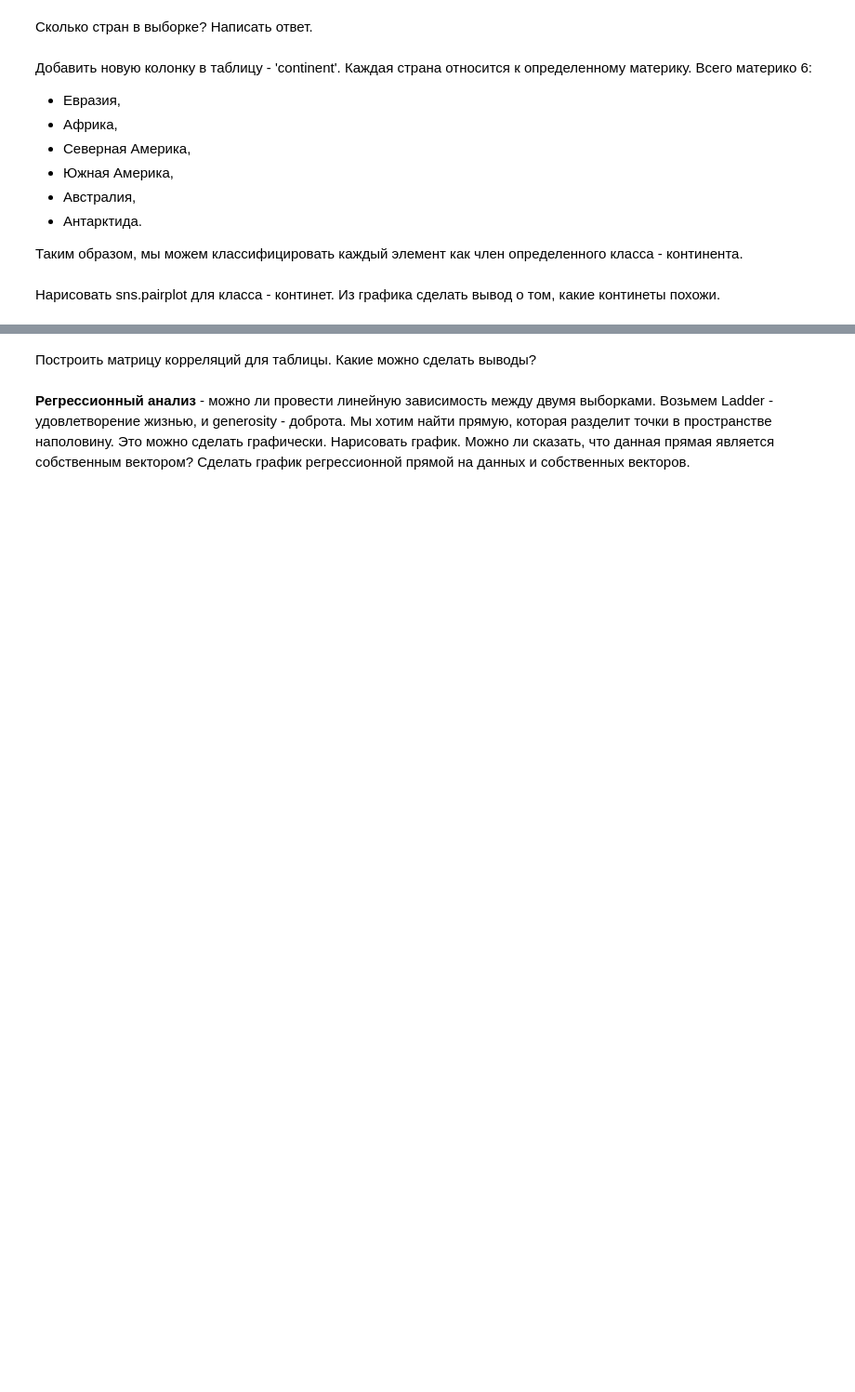
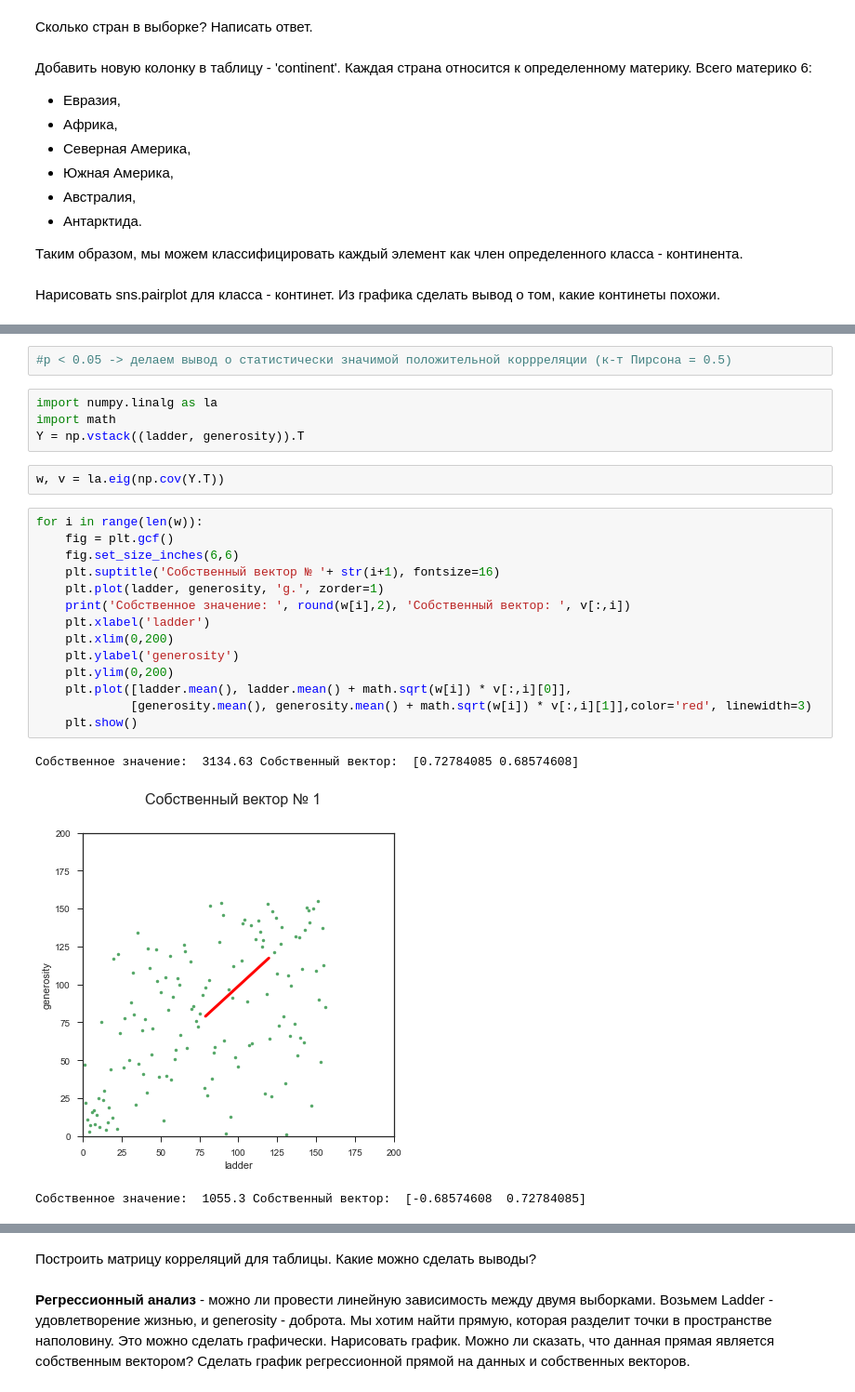
Before and after one commit to ashchepkova/dz2-stat, a Jupyter notebook: dz_2.ipynb, the cells around one changed output, grey strips where cells are left out. Shown at 93% size. Cells and saved outputs as stored; diff of their text form; blank space fills up the shorter version.

```diff
--- a/dz_2.ipynb
+++ b/dz_2.ipynb
@@ -232,0 +275,26 @@ KeyError: 'continent'
+# %%
+#р < 0.05 -> делаем вывод о статистически значимой положительной коррреляции (к-т Пирсона = 0.5)
+# %%
+import numpy.linalg as la
+import math
+Y = np.vstack((ladder, generosity)).T
+# %%
+w, v = la.eig(np.cov(Y.T))
+# %%
+for i in range(len(w)):
+    fig = plt.gcf()
+    fig.set_size_inches(6,6)
+    plt.suptitle('Собственный вектор № '+ str(i+1), fontsize=16)
+    plt.plot(ladder, generosity, 'g.', zorder=1)
+    print('Собственное значение: ', round(w[i],2), 'Собственный вектор: ', v[:,i])
+    plt.xlabel('ladder')
+    plt.xlim(0,200)
+    plt.ylabel('generosity')
+    plt.ylim(0,200)
+    plt.plot([ladder.mean(), ladder.mean() + math.sqrt(w[i]) * v[:,i][0]],
+             [generosity.mean(), generosity.mean() + math.sqrt(w[i]) * v[:,i][1]],color='red', linewidth=3)
+    plt.show()
+# %% [output]
+Собственное значение:  3134.63 Собственный вектор:  [0.72784085 0.68574608]
+[figure, added]
+Собственное значение:  1055.3 Собственный вектор:  [-0.68574608  0.72784085]
```
Also changed, not shown: parts of 19 cells of this notebook.
